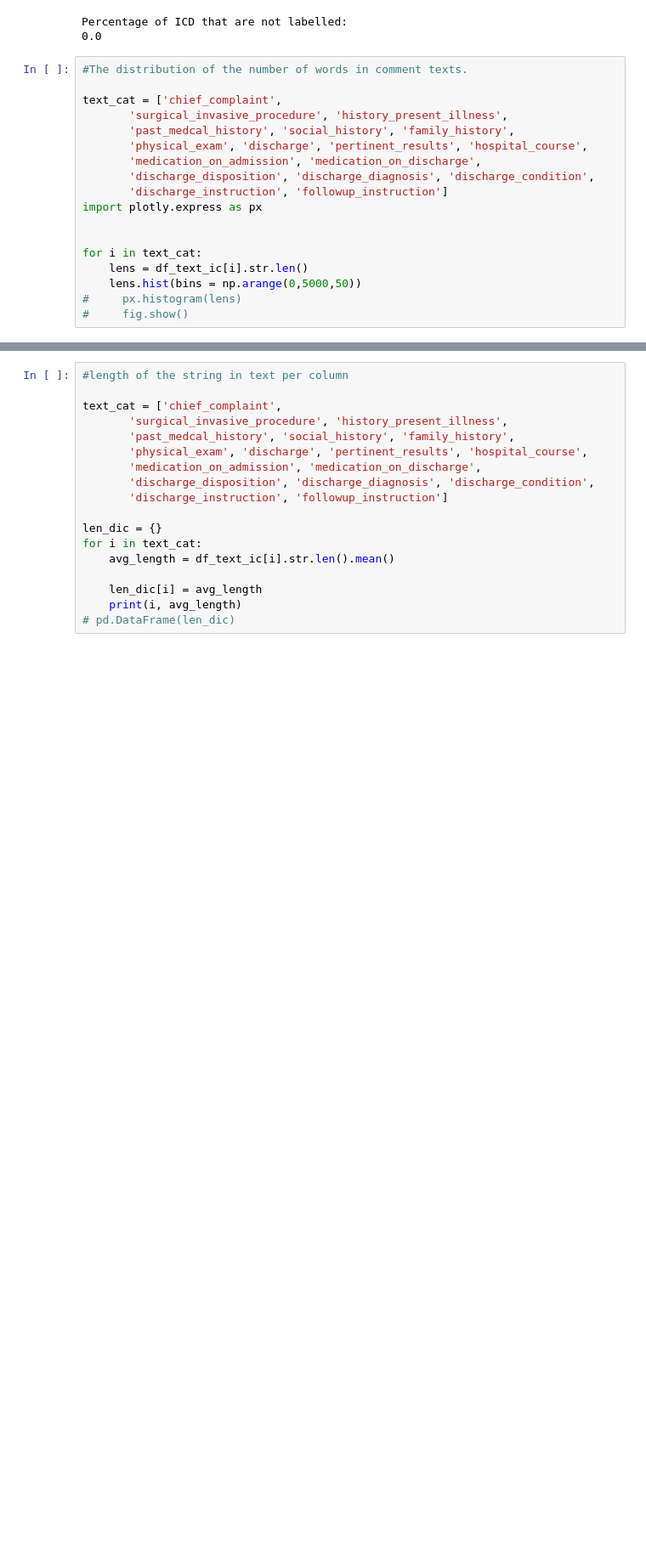
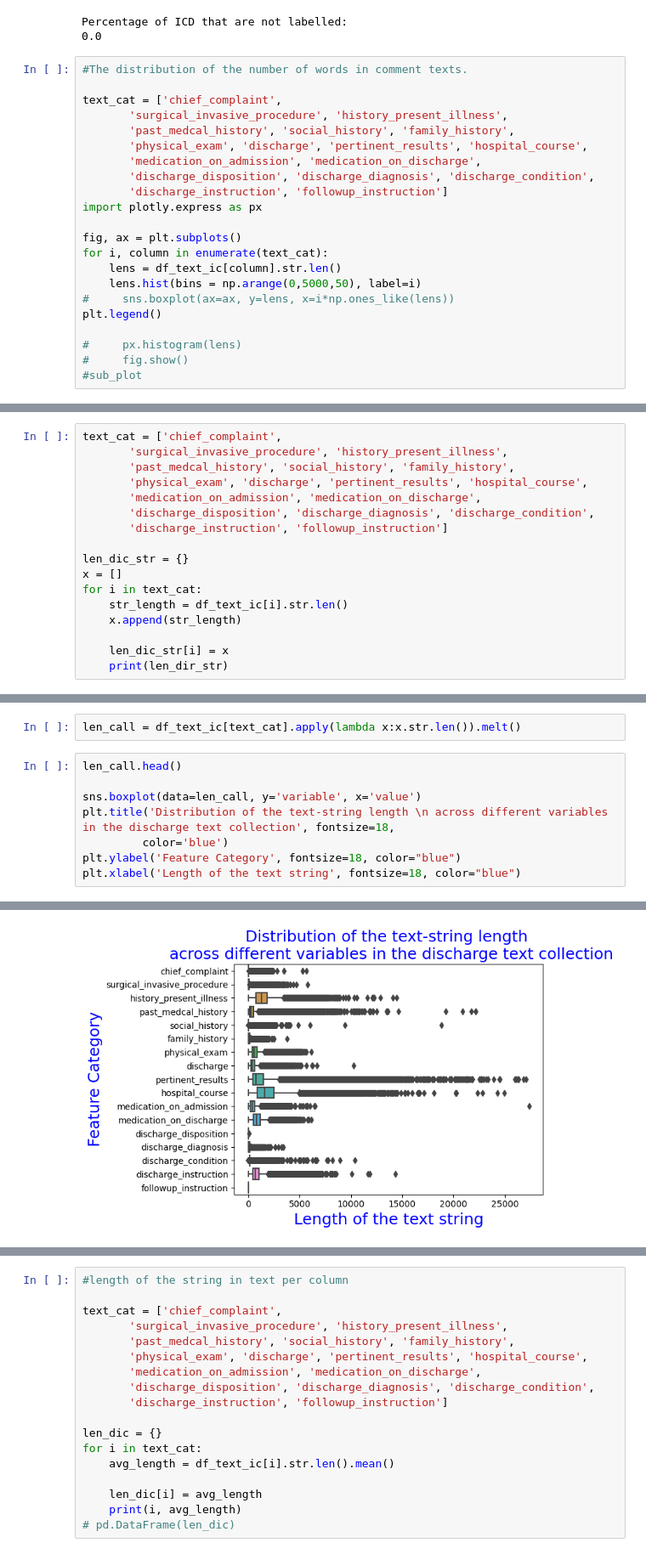
Before and after one commit to smitamisra/EHR_exploration, a Jupyter notebook: notebooks/tokenization_classification.ipynb, the cells around one changed output, grey strips where cells are left out. Shown at 85% size. Drawn from its saved outputs; the diff is of its cells as text; blank space fills up the shorter version.

```diff
--- a/notebooks/tokenization_classification.ipynb
+++ b/notebooks/tokenization_classification.ipynb
@@ -173,10 +182,14 @@ text_cat = ['chief_complaint',
        'discharge_instruction', 'followup_instruction']
 import plotly.express as px
 
+fig, ax = plt.subplots()
+for i, column in enumerate(text_cat):
+    lens = df_text_ic[column].str.len()
+    lens.hist(bins = np.arange(0,5000,50), label=i)
+#     sns.boxplot(ax=ax, y=lens, x=i*np.ones_like(lens))
+plt.legend()
 
-for i in text_cat:
-    lens = df_text_ic[i].str.len()
-    lens.hist(bins = np.arange(0,5000,50))
 #     px.histogram(lens)
 #     fig.show()
+#sub_plot
 # %% [output]
@@ -183,0 +222,17 @@ for i in text_cat:
+# %%
+text_cat = ['chief_complaint',
+       'surgical_invasive_procedure', 'history_present_illness',
+       'past_medcal_history', 'social_history', 'family_history',
+       'physical_exam', 'discharge', 'pertinent_results', 'hospital_course',
+       'medication_on_admission', 'medication_on_discharge',
+       'discharge_disposition', 'discharge_diagnosis', 'discharge_condition',
+       'discharge_instruction', 'followup_instruction']
+
+len_dic_str = {}
+x = []
+for i in text_cat:
+    str_length = df_text_ic[i].str.len()
+    x.append(str_length)
+
+    len_dic_str[i] = x
+    print(len_dir_str)
@@ -183,0 +241,11 @@ for i in text_cat:
+# %%
+len_call = df_text_ic[text_cat].apply(lambda x:x.str.len()).melt()
+# %%
+len_call.head()
+
+sns.boxplot(data=len_call, y='variable', x='value')
+plt.title('Distribution of the text-string length \n across different variables in the discharge text collection', fontsize=18,
+         color='blue')
+plt.ylabel('Feature Category', fontsize=18, color="blue")
+plt.xlabel('Length of the text string', fontsize=18, color="blue")
+# %% [output]
@@ -183,0 +253 @@ for i in text_cat:
+[figure, added]
```
Also changed, not shown: parts of 14 cells of this notebook, 2 other files.
